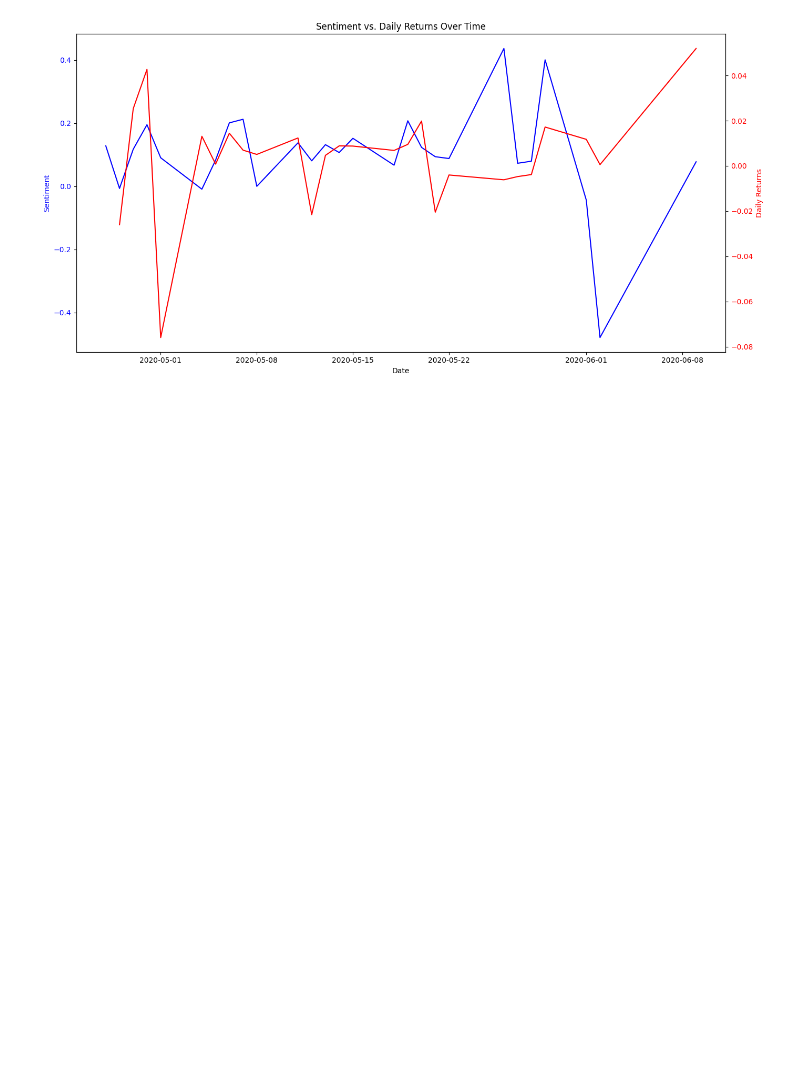
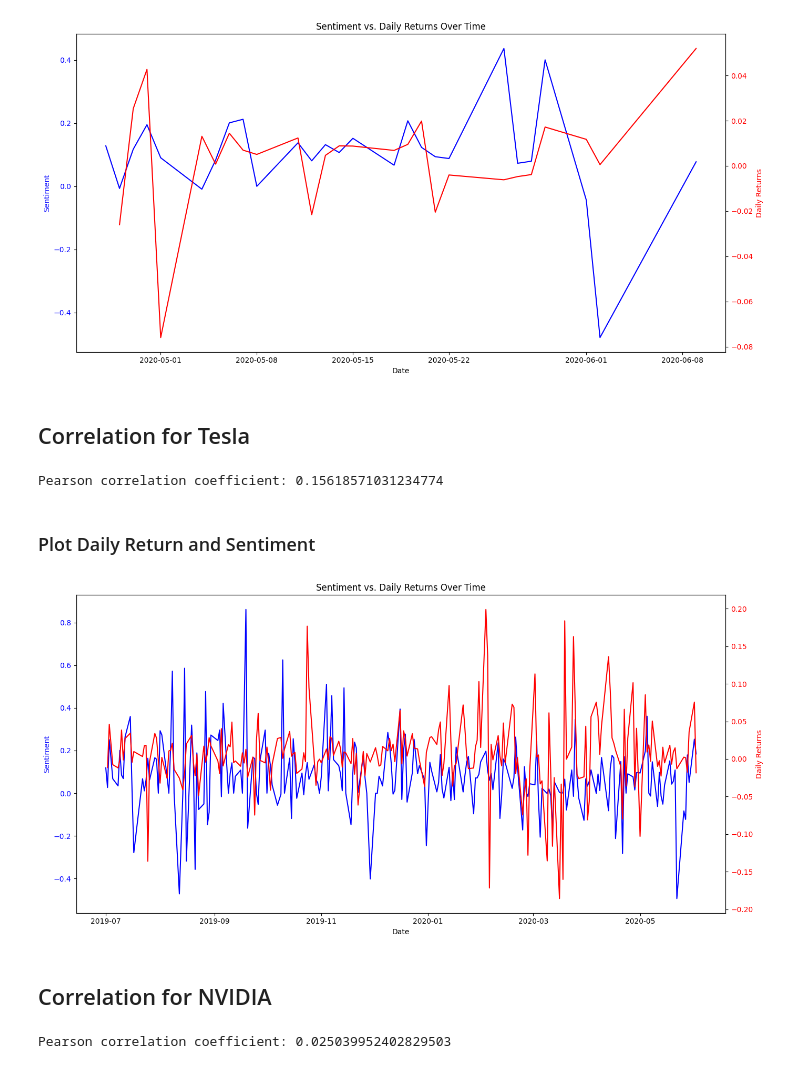
Before and after one commit to NigusK/Stock-Market-News-Sentiment, a Jupyter notebook: notebook/correlation_analysis.ipynb, the cells around one changed output. Drawn from its saved outputs; the diff is of its cells as text; code cells hidden in the pictures; blank space fills up the shorter version.

Commit message:
Tesla,NVIDIA stocks correlation analysis

```diff
--- a/notebook/correlation_analysis.ipynb
+++ b/notebook/correlation_analysis.ipynb
@@ -60,3 +60,21 @@ Pearson correlation coefficient: 0.11949519173002604
 analyzer.sentiment_vs_daily_return_plot(amazon_aggregate)
 # %% [output]
 [figure]
+# %% [markdown]
+## Correlation for Tesla
+# %%
+tesla_aggregate=analyzer.correlation(sentiment_data,tesla_stock_data,'TSLA')
+# %% [output]
+Pearson correlation coefficient: 0.15618571031234774
+# %% [markdown]
+### Plot Daily Return and Sentiment
+# %%
+analyzer.sentiment_vs_daily_return_plot(tesla_aggregate)
+# %% [output]
+[figure, added]
+# %% [markdown]
+## Correlation for NVIDIA
+# %%
+nvidia_aggregate=analyzer.correlation(sentiment_data,nvidia_stock_data,'TSLA')
+# %% [output]
+Pearson correlation coefficient: 0.025039952402829503
```
Also changed, not shown: parts of 2 cells of this notebook.
